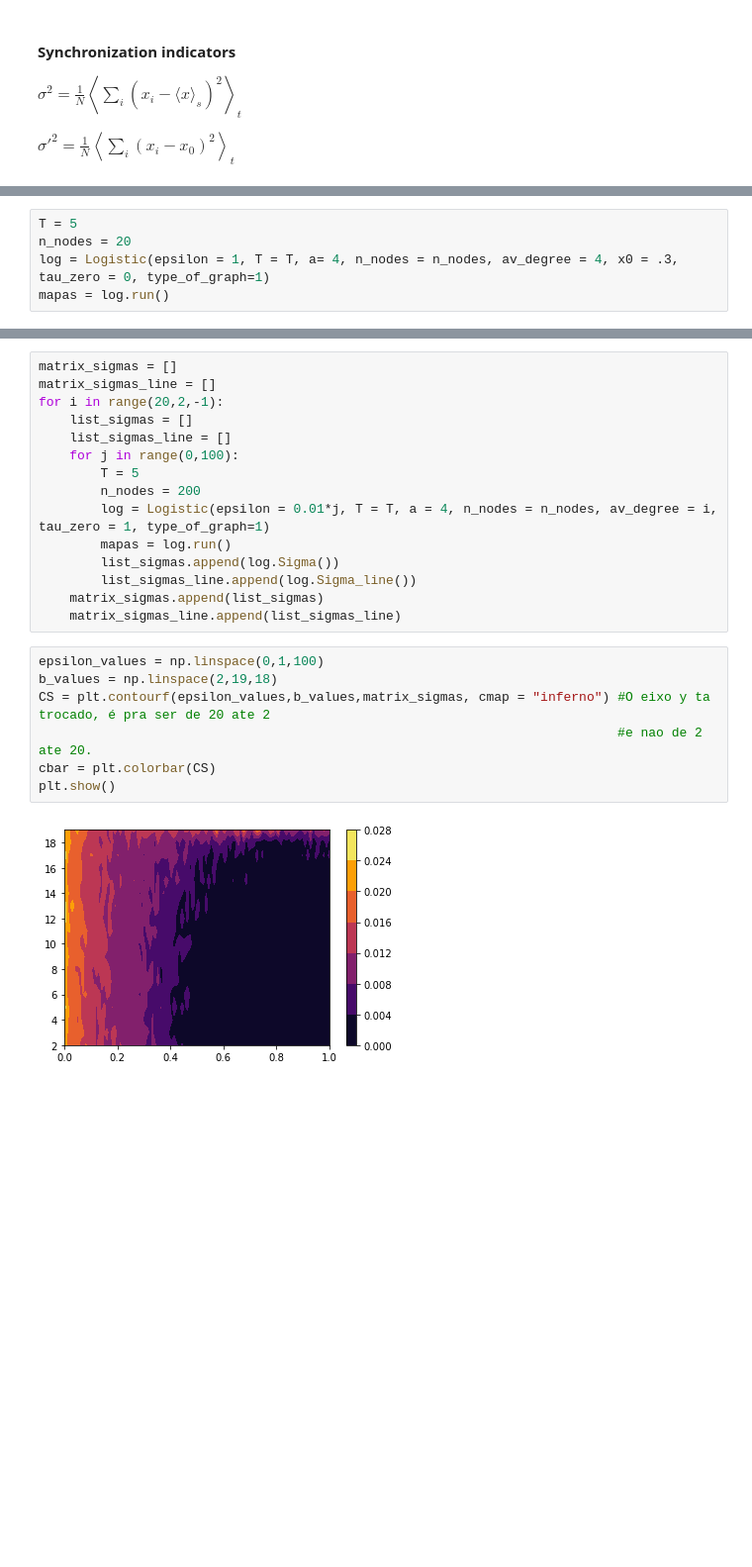
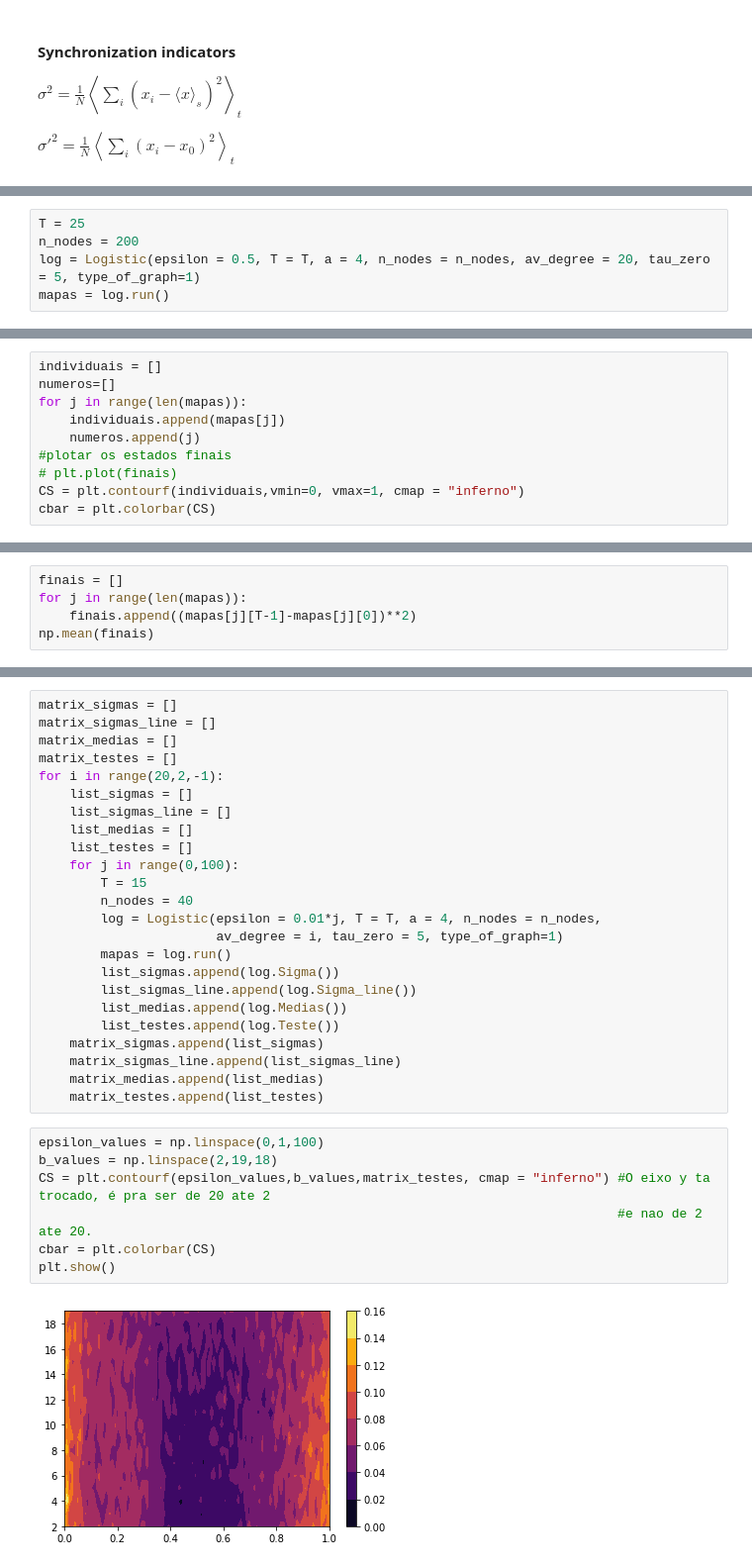
Before and after one commit to ricardotetti/Chaotic_Logistic_Maps, a Jupyter notebook: Chaotic Logistic Map-Certo.ipynb, the cells around one changed output, grey strips where cells are left out. Shown: that part at 99% size. Cells and saved outputs as stored; diff of their text form; blank space fills up the shorter version.

```diff
--- a/Chaotic Logistic Map-Certo.ipynb
+++ b/Chaotic Logistic Map-Certo.ipynb
@@ -147,5 +169,5 @@ class Logistic:
 # %%
-T = 5
-n_nodes = 20
-log = Logistic(epsilon = 1, T = T, a= 4, n_nodes = n_nodes, av_degree = 4, x0 = .3, tau_zero = 0, type_of_graph=1)
+T = 25
+n_nodes = 200
+log = Logistic(epsilon = 0.5, T = T, a = 4, n_nodes = n_nodes, av_degree = 20, tau_zero = 5, type_of_graph=1)
 mapas = log.run()
@@ -197,0 +184,10 @@ Sigma': 0.020565035526376667
+# %%
+individuais = []
+numeros=[]
+for j in range(len(mapas)):
+    individuais.append(mapas[j])
+    numeros.append(j)
+#plotar os estados finais
+# plt.plot(finais)
+CS = plt.contourf(individuais,vmin=0, vmax=1, cmap = "inferno")
+cbar = plt.colorbar(CS)
@@ -197,0 +196,5 @@ Sigma': 0.020565035526376667
+# %%
+finais = []
+for j in range(len(mapas)):
+    finais.append((mapas[j][T-1]-mapas[j][0])**2)
+np.mean(finais)
@@ -198,24 +203,33 @@ Sigma': 0.020565035526376667
 # %%
 matrix_sigmas = []
 matrix_sigmas_line = []
+matrix_medias = []
+matrix_testes = []
 for i in range(20,2,-1):
     list_sigmas = []
     list_sigmas_line = []
+    list_medias = []
+    list_testes = []
     for j in range(0,100):
-        T = 5
-        n_nodes = 200
-        log = Logistic(epsilon = 0.01*j, T = T, a = 4, n_nodes = n_nodes, av_degree = i, tau_zero = 1, type_of_graph=1)
+        T = 15
+        n_nodes = 40
+        log = Logistic(epsilon = 0.01*j, T = T, a = 4, n_nodes = n_nodes,
+                       av_degree = i, tau_zero = 5, type_of_graph=1)
         mapas = log.run()
         list_sigmas.append(log.Sigma())
         list_sigmas_line.append(log.Sigma_line())
+        list_medias.append(log.Medias())
+        list_testes.append(log.Teste())
     matrix_sigmas.append(list_sigmas)
     matrix_sigmas_line.append(list_sigmas_line)
+    matrix_medias.append(list_medias)
+    matrix_testes.append(list_testes)
 # %%
 epsilon_values = np.linspace(0,1,100)
 b_values = np.linspace(2,19,18)
-CS = plt.contourf(epsilon_values,b_values,matrix_sigmas, cmap = "inferno") #O eixo y ta trocado, é pra ser de 20 ate 2
+CS = plt.contourf(epsilon_values,b_values,matrix_testes, cmap = "inferno") #O eixo y ta trocado, é pra ser de 20 ate 2
                                                                            #e nao de 2 ate 20.
 cbar = plt.colorbar(CS)
 plt.show()
 # %% [output]
-[figure, old version]
+[figure, new version]
```
Also changed, not shown: parts of 8 cells of this notebook, 6 other files.
